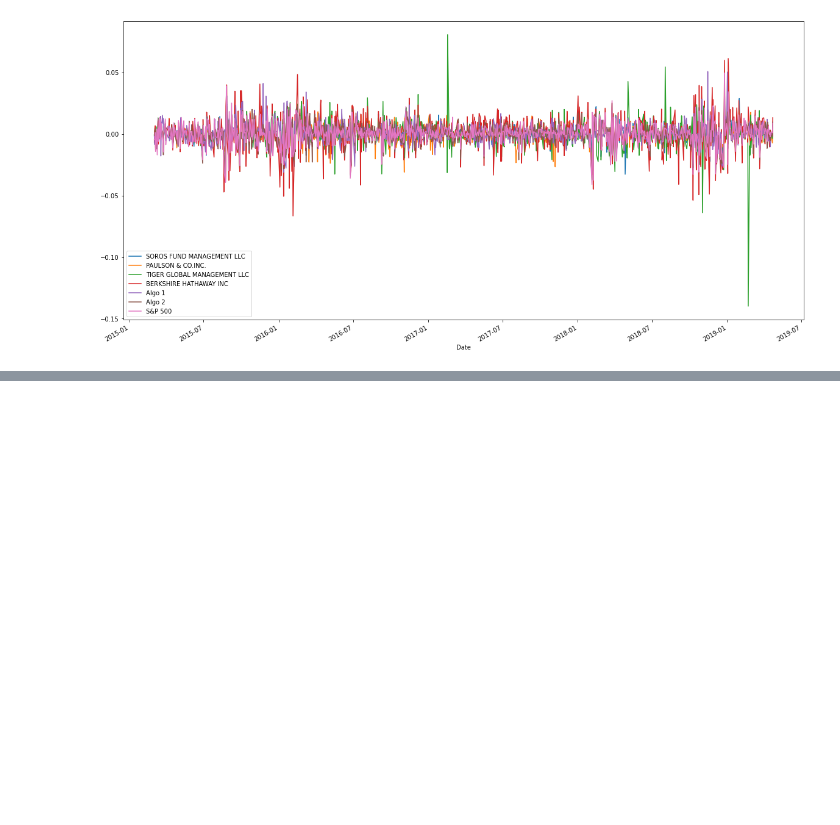
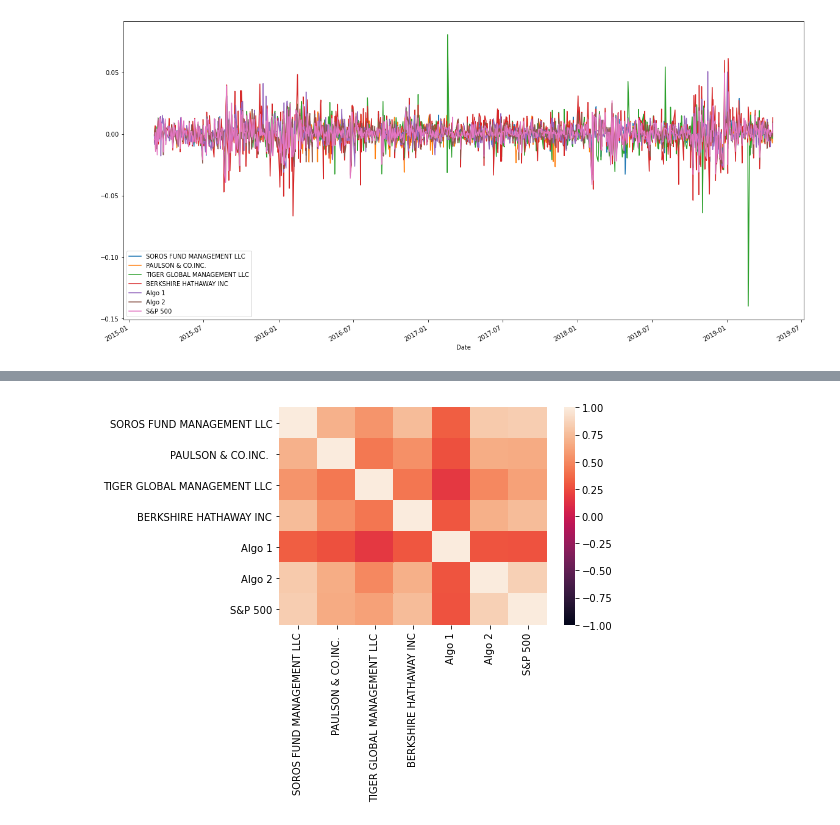
Before and after one commit to amack56/Unit4HomeworkAssignment, a Jupyter notebook: code/code.ipynb, the cells around one changed output, grey strips where cells are left out. Cells and saved outputs as stored; diff of their text form; code cells hidden in the pictures; blank space fills up the shorter version.

```diff
--- a/code/code.ipynb
+++ b/code/code.ipynb
@@ -105,0 +141,8 @@ Column Contents :  [-0.00453861 -0.0043885   0.00119608 ...  0.00157907  0.00101
+# %%
+#Calculate and plot the correlation
+correlation = combined_df.corr()
+sns.heatmap(correlation, vmin=-1, vmax=1)
+correlation
+
+## Based on the heatmap and table representing correlation, Algo 2, Soros Fund Management and Berkshire Hathaway, all have high correlations to the S&P 500, at .859, .838 and .751, respecitvely.
+# %% [output]
@@ -105,0 +157 @@ Column Contents :  [-0.00453861 -0.0043885   0.00119608 ...  0.00157907  0.00101
+[figure, added]
```
Also changed, not shown: parts of 15 cells of this notebook.
